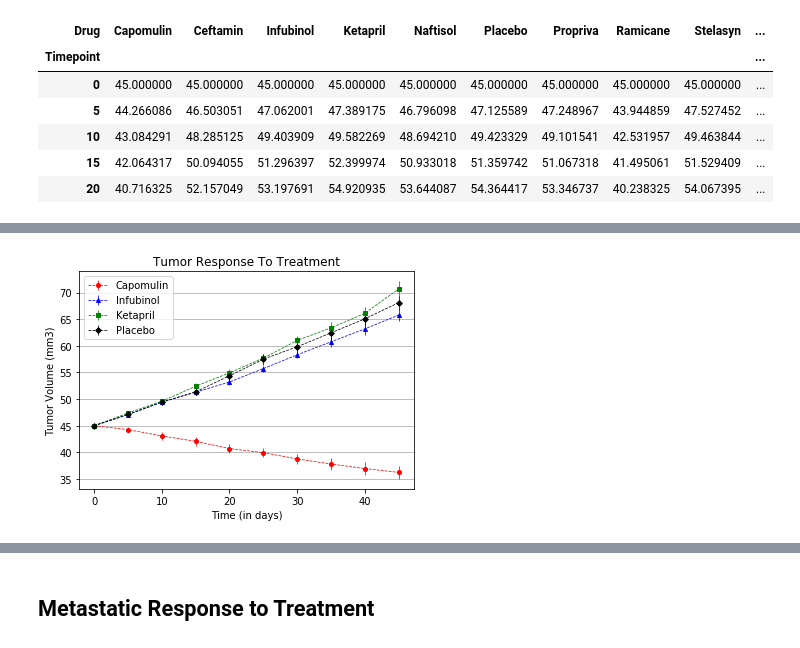
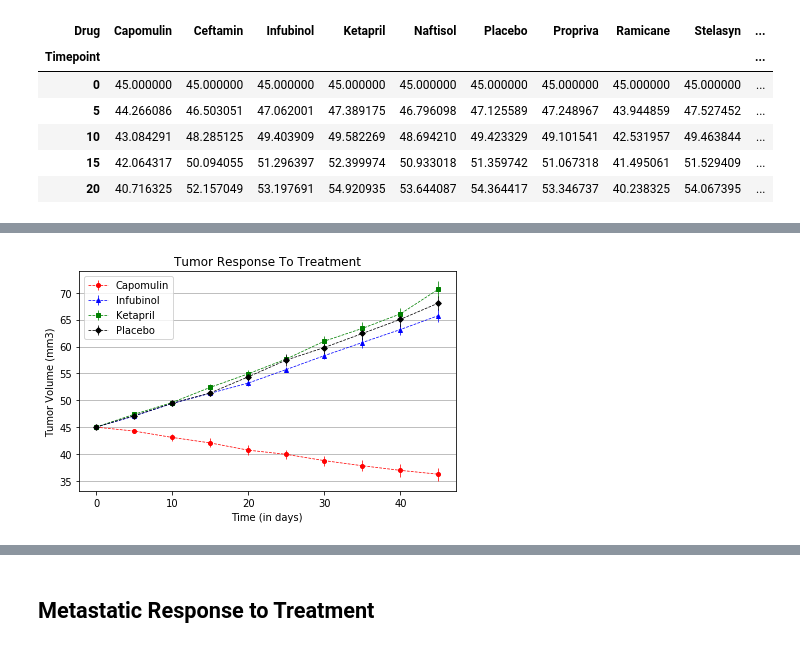
Before and after one commit to mavsanchez/matplotlib-challenge, a Jupyter notebook: Pymaceuticals/pymaceuticals_starter.ipynb, the cells around one changed output, grey strips where cells are left out. Drawn from its saved outputs; the diff is of its cells as text; code cells hidden in the pictures.

```diff
--- a/Pymaceuticals/pymaceuticals_starter.ipynb
+++ b/Pymaceuticals/pymaceuticals_starter.ipynb
@@ -133,34 +129,40 @@ drugs_decors_dict = {
     'Infubinol' : ['blue', '^'],
     'Ketapril' : ['green', 's'],
     'Placebo' : ['black', 'D'],
 }
 
 # Generate the Plot (with Error Bars)
 tumor_volume_data_df_pivot_filtered = tumor_volume_data_df_pivot.loc[:,['Capomulin', 'Infubinol', 'Ketapril', 'Placebo']]
 tumor_volume_data_sem_df_filtered = tumor_volume_data_df_sem_pivot.loc[:,['Capomulin', 'Infubinol', 'Ketapril', 'Placebo']]
 
+tumor_volume_data_df_pivot_filtered.reset_index()
+tumor_volume_data_sem_df_filtered.reset_index()
+
+#Iterate through the decors dictionary to draw the bars
 for k, v in drugs_decors_dict.items():
     plt.errorbar(tumor_volume_data_df_pivot_filtered.index,
                 tumor_volume_data_df_pivot_filtered[k],
                 yerr=tumor_volume_data_sem_df_filtered[k],
                 label=k,
                 color=v[0],
                 marker=v[1],
                 linestyle="dashed",
                 linewidth=0.75,
                 ms=4
                 )
 
+#Set labels
 plt.xlabel('Time (in days)')
 plt.ylabel('Tumor Volume (mm3)')
 plt.title('Tumor Response To Treatment')
 plt.legend(loc='best')
 plt.grid(axis='y')
-
-fig.tight_layout()
+plt.tight_layout()
 
 # Save the Figure
+plt.savefig("analysis/1_tumor_response.png")
 
-#fig.savefig("test.png")
+#Show the figure
+plt.show()
 # %% [output]
-[figure, old version]
+[figure, new version]
```
Also changed, not shown: parts of 25 cells of this notebook, 4 other files.
